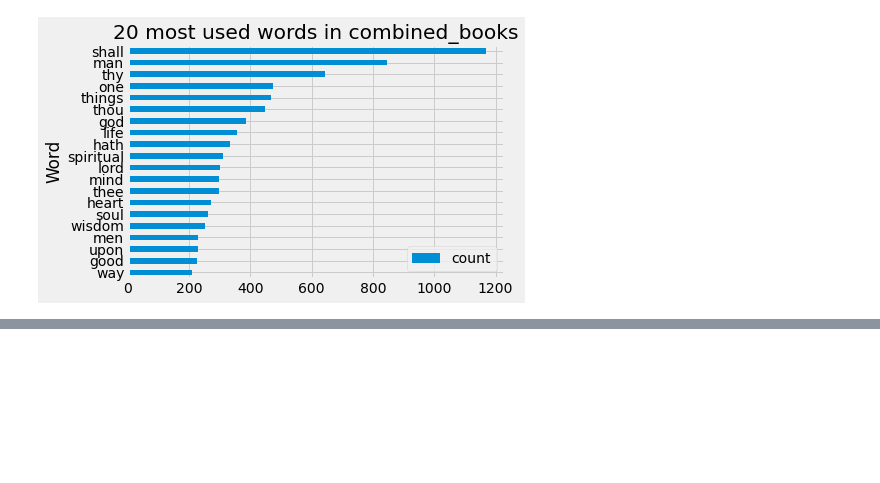
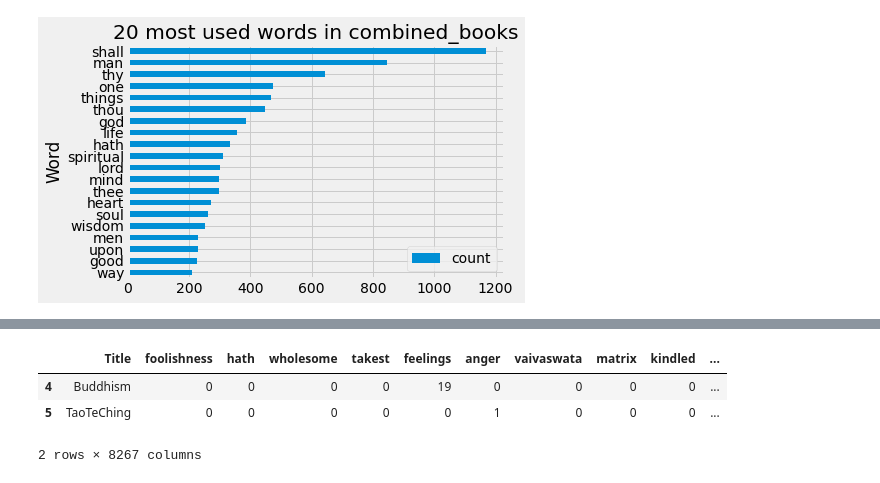
Before and after one commit to khkwong/datahacks2021, a Jupyter notebook: beginner_track.ipynb, the cells around one changed output, grey strips where cells are left out. Drawn from its saved outputs; the diff is of its cells as text; code cells hidden in the pictures; blank space fills up the shorter version.

```diff
--- a/beginner_track.ipynb
+++ b/beginner_track.ipynb
@@ -121,0 +150,11 @@ only_old
+# %%
+# grab only buddhism/taoism texts, get rid of data where both are zero
+
+only_b_t = data_work_combined.reset_index()
+only_b_t = only_b_t[only_b_t['Title'].isin(['Buddhism','TaoTeChing'])]
+only_b_t =
+# %% [output]
+|  | Title | foolishness | hath | wholesome | takest | feelings | anger | vaivaswata | matrix | kindled | ... |
+| 4 | Buddhism | 0 | 0 | 0 | 0 | 19 | 0 | 0 | 0 | 0 | ... |
+| 5 | TaoTeChing | 0 | 0 | 0 | 0 | 0 | 1 | 0 | 0 | 0 | ... |
+2 rows × 8267 columns
```
Also changed, not shown: parts of 11 cells of this notebook.
